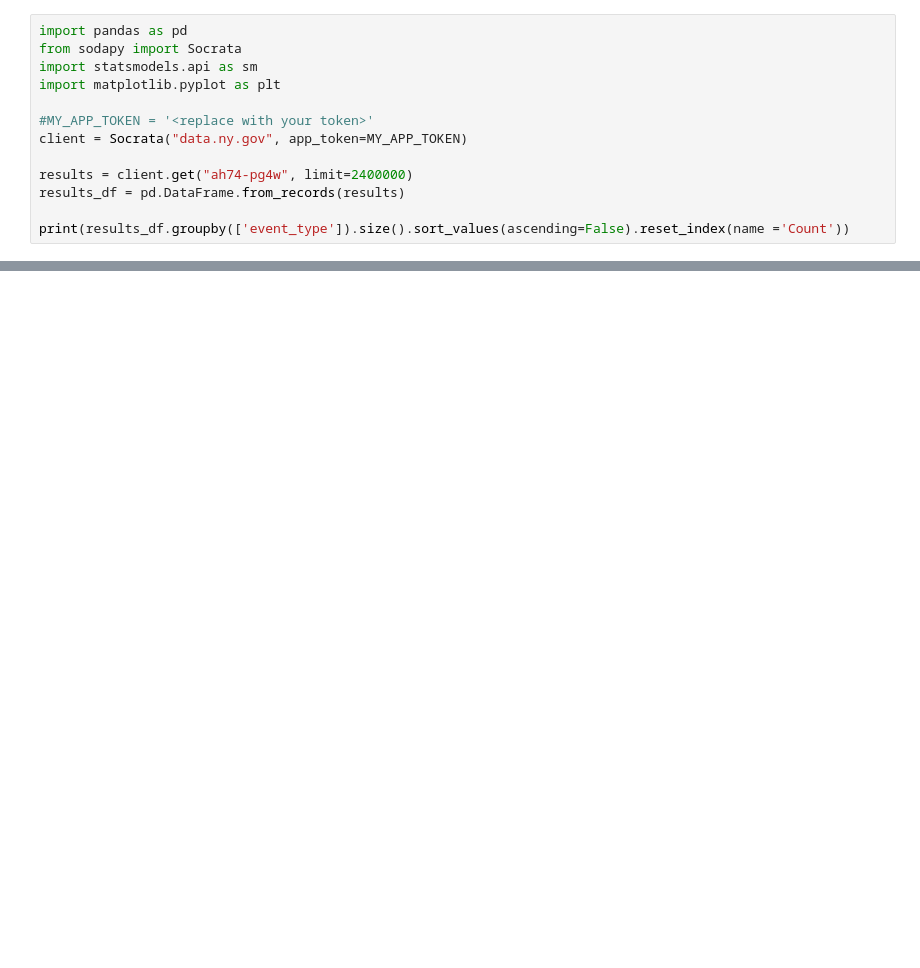
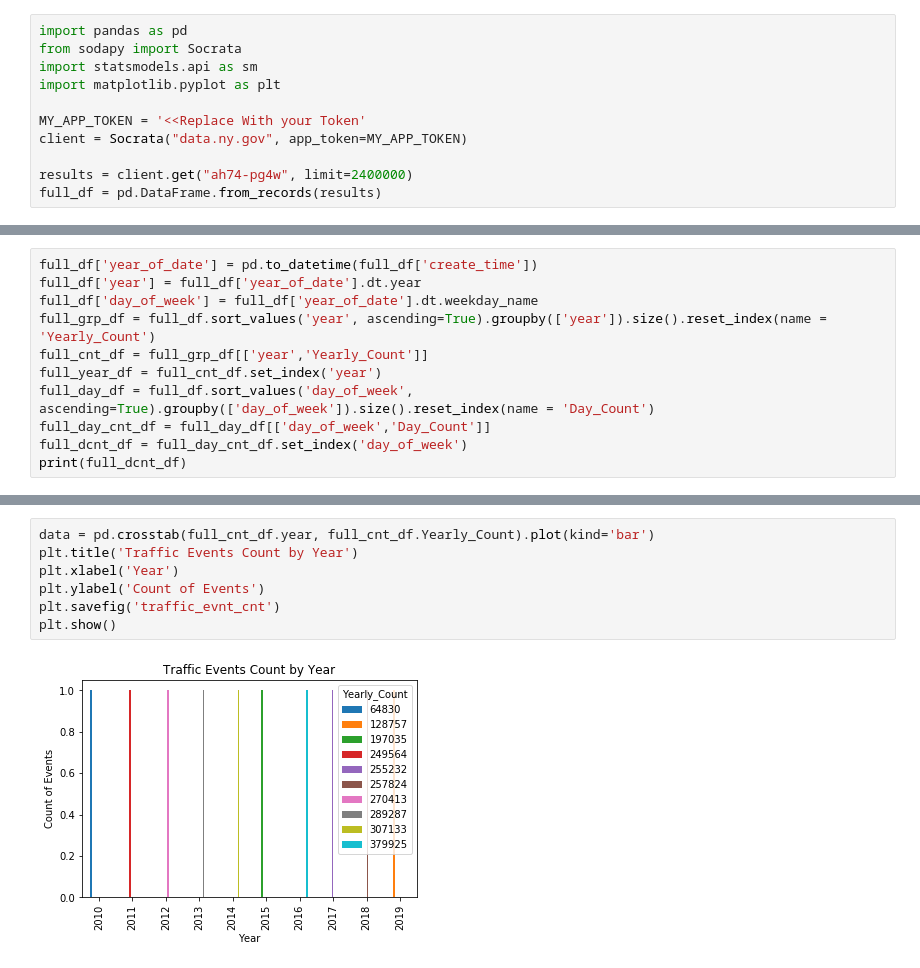
Before and after one commit to Jashdude/sharing-github, a Jupyter notebook: trafficdata_analysis.ipynb, the cells around one changed output, grey strips where cells are left out. Drawn from its saved outputs; the diff is of its cells as text; blank space fills up the shorter version.

```diff
--- a/trafficdata_analysis.ipynb
+++ b/trafficdata_analysis.ipynb
@@ -4,10 +4,8 @@ from sodapy import Socrata
 import statsmodels.api as sm
 import matplotlib.pyplot as plt
 
-#MY_APP_TOKEN = '<replace with your token>'
+MY_APP_TOKEN = '<<Replace With your Token'
 client = Socrata("data.ny.gov", app_token=MY_APP_TOKEN)
 
 results = client.get("ah74-pg4w", limit=2400000)
-results_df = pd.DataFrame.from_records(results)
-
-print(results_df.groupby(['event_type']).size().sort_values(ascending=False).reset_index(name ='Count'))
+full_df = pd.DataFrame.from_records(results)
@@ -31,0 +34,11 @@ print(results_df.groupby(['event_type']).size().sort_values(ascending=False).res
+# %%
+full_df['year_of_date'] = pd.to_datetime(full_df['create_time'])
+full_df['year'] = full_df['year_of_date'].dt.year
+full_df['day_of_week'] = full_df['year_of_date'].dt.weekday_name
+full_grp_df = full_df.sort_values('year', ascending=True).groupby(['year']).size().reset_index(name = 'Yearly_Count')
+full_cnt_df = full_grp_df[['year','Yearly_Count']]
+full_year_df = full_cnt_df.set_index('year')
+full_day_df = full_df.sort_values('day_of_week', ascending=True).groupby(['day_of_week']).size().reset_index(name = 'Day_Count')
+full_day_cnt_df = full_day_df[['day_of_week','Day_Count']]
+full_dcnt_df = full_day_cnt_df.set_index('day_of_week')
+print(full_dcnt_df)
@@ -31,0 +55,9 @@ print(results_df.groupby(['event_type']).size().sort_values(ascending=False).res
+# %%
+data = pd.crosstab(full_cnt_df.year, full_cnt_df.Yearly_Count).plot(kind='bar')
+plt.title('Traffic Events Count by Year')
+plt.xlabel('Year')
+plt.ylabel('Count of Events')
+plt.savefig('traffic_evnt_cnt')
+plt.show()
+# %% [output]
+[figure, added]
```
Also changed, not shown: parts of 4 cells of this notebook.
